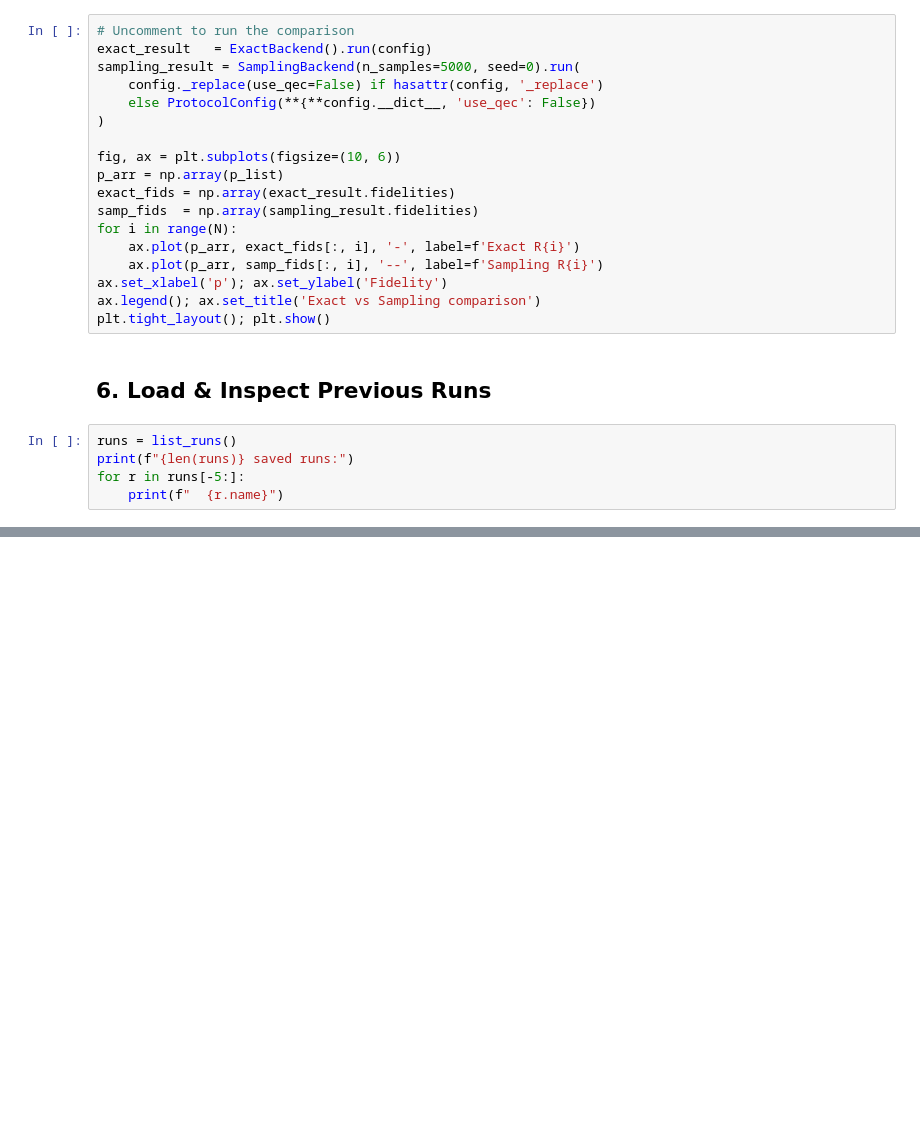
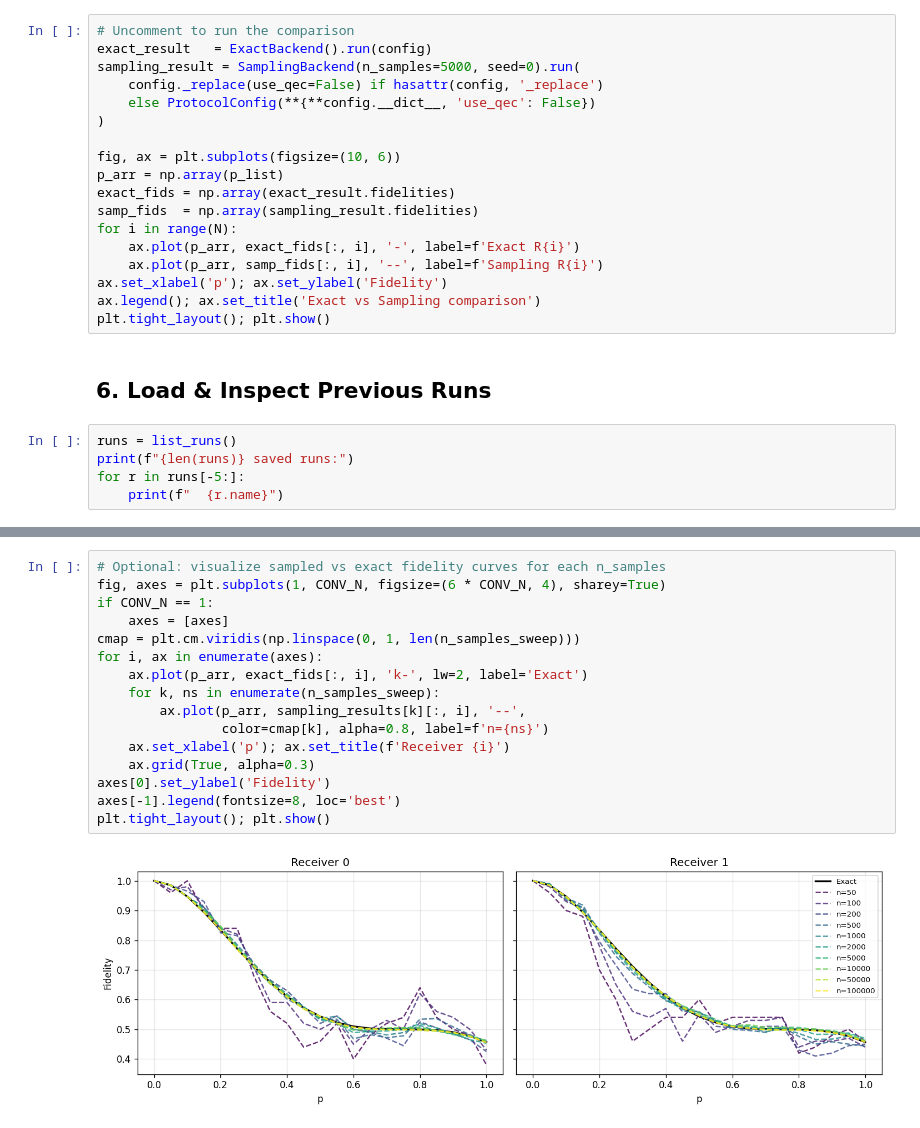
Before and after one commit to mtp354/Broadcasting, a Jupyter notebook: run_broadcast.ipynb, the cells around one changed output, grey strips where cells are left out. Saved outputs shown, nothing was run; the diff lists cells and outputs as text; blank space fills up the shorter version.

```diff
--- a/run_broadcast.ipynb
+++ b/run_broadcast.ipynb
@@ -138,0 +252,18 @@ for r in runs[-5:]:
+# %%
+# Optional: visualize sampled vs exact fidelity curves for each n_samples
+fig, axes = plt.subplots(1, CONV_N, figsize=(6 * CONV_N, 4), sharey=True)
+if CONV_N == 1:
+    axes = [axes]
+cmap = plt.cm.viridis(np.linspace(0, 1, len(n_samples_sweep)))
+for i, ax in enumerate(axes):
+    ax.plot(p_arr, exact_fids[:, i], 'k-', lw=2, label='Exact')
+    for k, ns in enumerate(n_samples_sweep):
+        ax.plot(p_arr, sampling_results[k][:, i], '--',
+                color=cmap[k], alpha=0.8, label=f'n={ns}')
+    ax.set_xlabel('p'); ax.set_title(f'Receiver {i}')
+    ax.grid(True, alpha=0.3)
+axes[0].set_ylabel('Fidelity')
+axes[-1].legend(fontsize=8, loc='best')
+plt.tight_layout(); plt.show()
+# %% [output]
+[figure, added]
```
Also changed, not shown: parts of 4 cells of this notebook, 2 other files.
